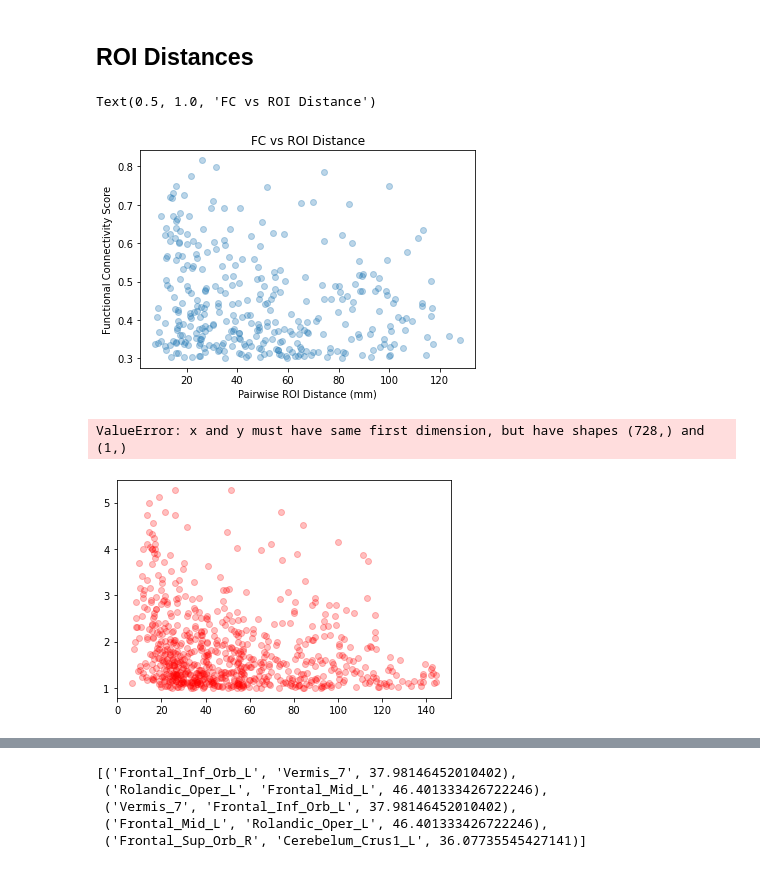
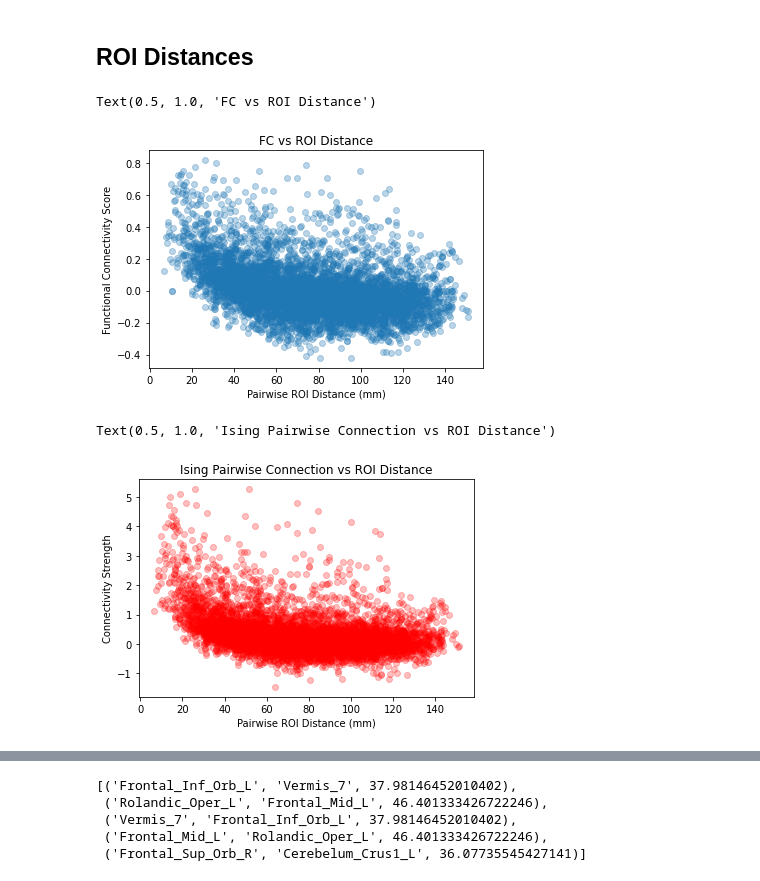
Before and after one commit to shivanshseth/fmri-functional-connectivity-ising, a Jupyter notebook: src/results.ipynb, the cells around one changed output, grey strips where cells are left out. Saved outputs shown, nothing was run; the diff lists cells and outputs as text; code cells hidden in the pictures.

Commit message:
Generalized results notebook and updated figures

```diff
--- a/src/results.ipynb
+++ b/src/results.ipynb
@@ -11,6 +12,7 @@ from scipy.optimize import curve_fit
 # %%
 ASD_NEGATIVE = 1
 ASD_POSITIVE = 2
+N_ROIS = 116
 # %%
 cg_mean, cg_std = np.loadtxt('./results/beta_optimization').T
 g_mean, g_std = np.loadtxt('./results/beta_optimization_gd.csv').T
@@ -61,15 +54,15 @@ def top_pairs(scores, coordinates, n_rois = 116, k = 5):
 # %% [markdown]
 ### Loading connectivity matrices
 # %%
-diag = np.load('../data/AAL_reps/diag_NYU.npy')
-ising_rep_ut = np.load('../data/AAL_reps/gd_NYU.npy')
-ising_rep_mat = np.reshape(ising_rep_ut, (ising_rep_ut.shape[0], 116, 116))
+diag = np.load('../data/npys/diag_all.npy')
+ising_rep_ut = np.load('../data/npys/gd_all.npy')
+ising_rep_mat = np.reshape(ising_rep_ut, (ising_rep_ut.shape[0], N_ROIS, N_ROIS))
 ising_rep = ising_rep_ut
-fc_rep_ut = np.load('../data/AAL_reps/sfc_NYU.npy')
-fc_rep_mat = np.zeros((fc_rep_ut.shape[0], 116, 116))
-fc_rep = np.zeros((fc_rep_ut.shape[0], 116*116))
+fc_rep_ut = np.load('../data/npys/sfc.npy')
+fc_rep_mat = np.zeros((fc_rep_ut.shape[0], N_ROIS, N_ROIS))
+fc_rep = np.zeros((fc_rep_ut.shape[0], N_ROIS*N_ROIS))
 for i in range(fc_rep_ut.shape[0]):
-    fc_rep_mat[i][np.triu_indices(116, k=1)] = fc_rep_ut[i]
+    fc_rep_mat[i][np.triu_indices(N_ROIS, k=1)] = fc_rep_ut[i]
     fc_rep_mat[i] = np.triu(fc_rep_mat[i]) + np.tril(fc_rep_mat[i].T, k=-1)
     fc_rep[i] = fc_rep_mat[i].flatten()
 print(ising_rep.shape, fc_rep.shape)
@@ -129,19 +127,19 @@ neg_x_dists, neg_y_fc, neg_y_ising = get_dist_fc_ising(neg_diag_fc_rep, neg_diag
 pos_x_dists, pos_y_fc, pos_y_ising = get_dist_fc_ising(pos_diag_fc_rep, pos_diag_ising_rep, roi_dists)
 all_x_dists, all_y_fc, all_y_ising = get_dist_fc_ising(all_fc_rep, all_ising_rep, roi_dists)
 # %%
-plt.scatter(all_x_dists[all_y_fc > 0.3], all_y_fc[all_y_fc > 0.3], alpha=0.3)
+plt.scatter(all_x_dists, all_y_fc, alpha=0.3)
 plt.xlabel("Pairwise ROI Distance (mm)")
 plt.ylabel("Functional Connectivity Score")
 plt.title("FC vs ROI Distance")
 # %% [output]
 Text(0.5, 1.0, 'FC vs ROI Distance')
-[figure, old version]
+[figure, new version]
 # %%
-plt.scatter(all_x_dists[all_y_ising > 1], all_y_ising[all_y_ising > 1], alpha=0.25, color='red')
-plt.plot(all_x_dists[all_y_ising > 1], np.mean(all_y_ising[all_y_ising > 1]))
+plt.scatter(all_x_dists, all_y_ising, alpha=0.25, color='red')
+# plt.plot(all_x_dists, np.mean(all_y_ising))
 plt.xlabel("Pairwise ROI Distance (mm)")
 plt.ylabel("Connectivity Strength")
-plt.title("Ising Pairwise Connection vs ROI Distance for ASD-allative Group")
+plt.title("Ising Pairwise Connection vs ROI Distance")
 # %% [output]
-ValueError: x and y must have same first dimension, but have shapes (728,) and (1,)
+Text(0.5, 1.0, 'Ising Pairwise Connection vs ROI Distance')
-[figure, old version]
+[figure, new version]
```
Also changed, not shown: parts of 28 cells of this notebook, 6 other files.
